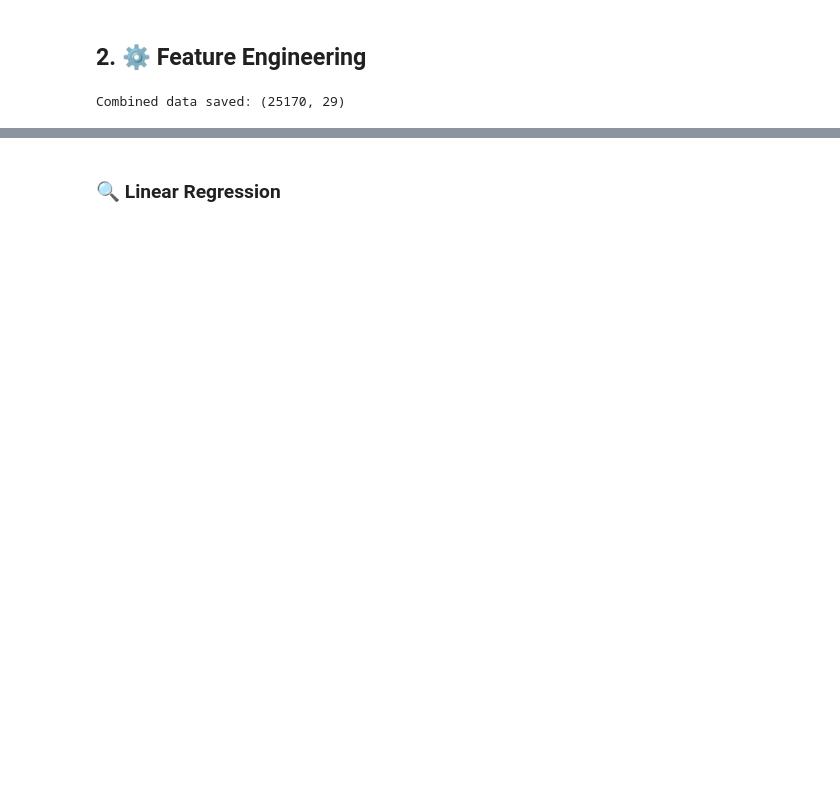
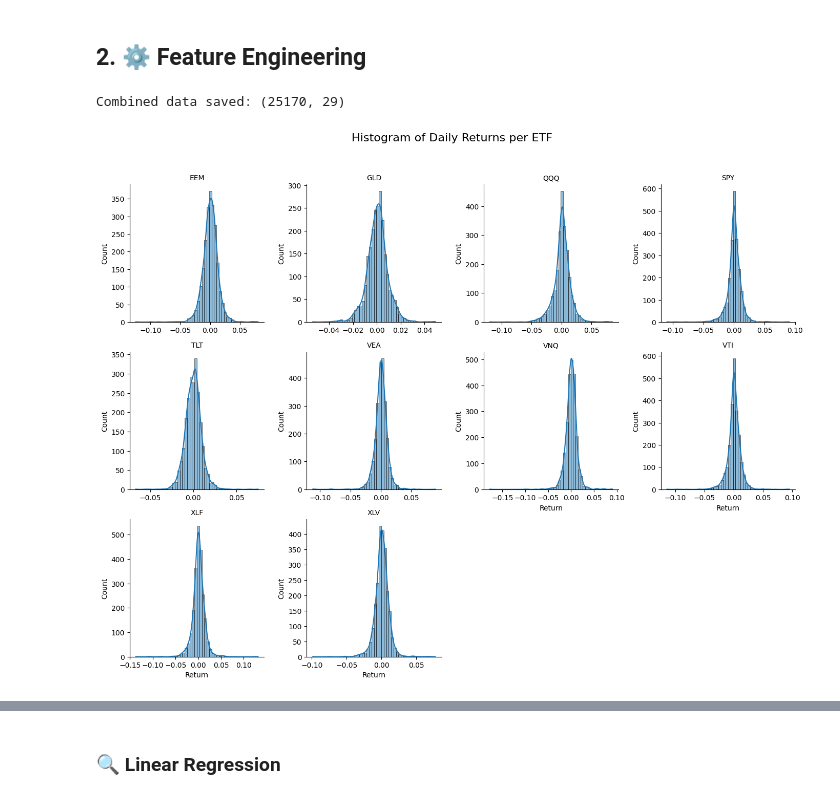
Before and after one commit to GIJOE1003/3103ETF, a Jupyter notebook: Notebook1_Future_Price_Prediction_03th_April.ipynb, the cells around one changed output, grey strips where cells are left out. Drawn from its saved outputs; the diff is of its cells as text; code cells hidden in the pictures; blank space fills up the shorter version.

```diff
--- a/Notebook1_Future_Price_Prediction_03th_April.ipynb
+++ b/Notebook1_Future_Price_Prediction_03th_April.ipynb
@@ -130,3 +185,12 @@ df.to_csv("combined_etf_data_features.csv", index = False)
 print(f"Combined data saved: {df.shape}")
 # %% [output]
 Combined data saved: (25170, 29)
+# %%
+g = sns.FacetGrid(df.dropna(), col="Ticker", col_wrap=4, height=3.5, sharex=False, sharey=False)
+g.map_dataframe(sns.histplot, x="Return", bins=50, kde=True)
+g.set_titles(col_template="{col_name}")
+g.fig.suptitle("Histogram of Daily Returns per ETF", y=1.03, fontsize=16)
+plt.tight_layout()
+plt.show()
+# %% [output]
+[figure, added]
```
Also changed, not shown: parts of 10 cells of this notebook.
